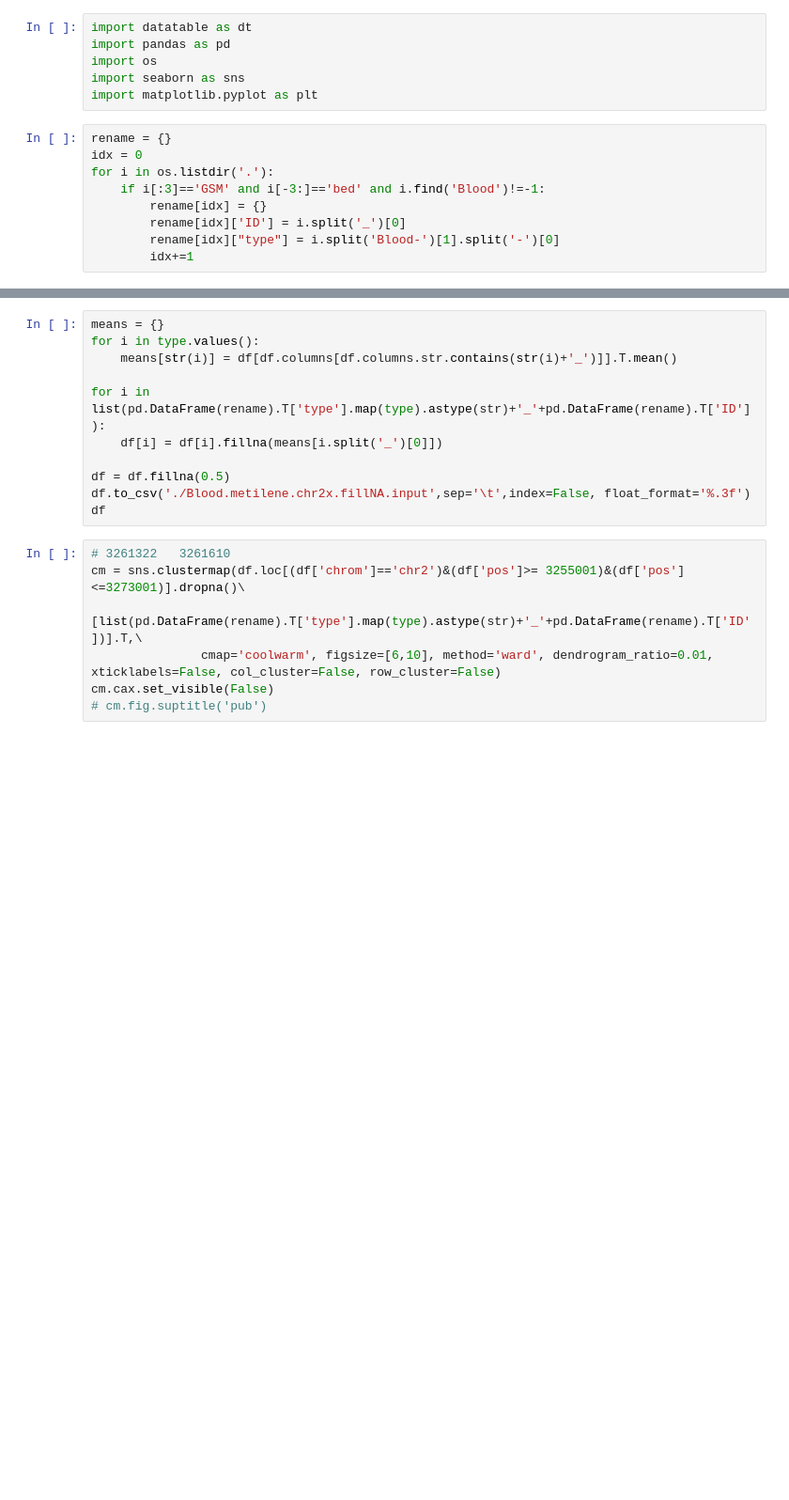
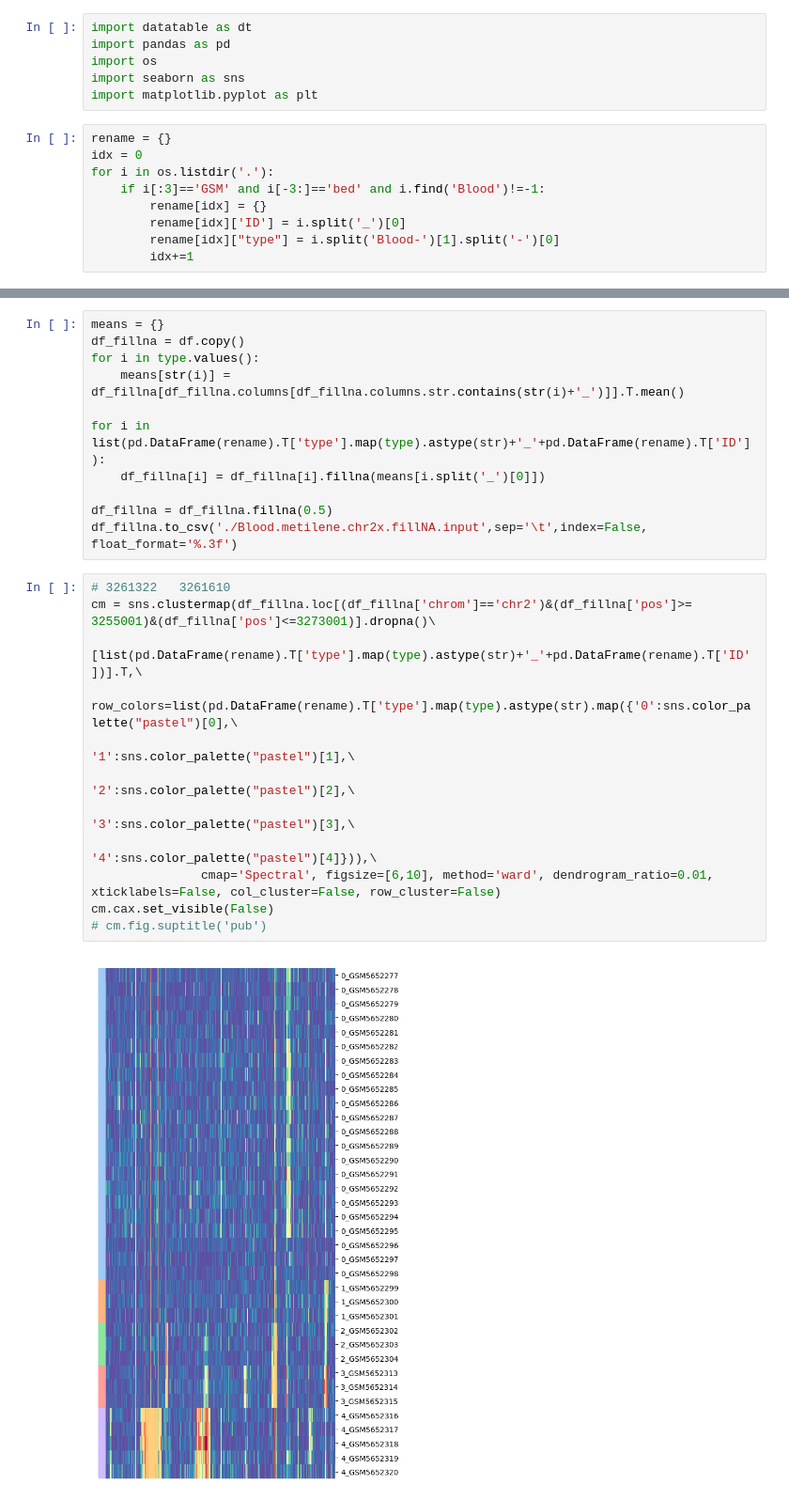
Before and after one commit to zzhu1372/metilene3-dev, a Jupyter notebook: result/analysis-biological.ipynb, the cells around one changed output, grey strips where cells are left out. Shown at 94% size. Saved outputs shown, nothing was run; the diff lists cells and outputs as text; blank space fills up the shorter version.

```diff
--- a/result/analysis-biological.ipynb
+++ b/result/analysis-biological.ipynb
@@ -45,20 +80,27 @@ cm.cax.set_visible(False)
 # %%
 means = {}
+df_fillna = df.copy()
 for i in type.values():
-    means[str(i)] = df[df.columns[df.columns.str.contains(str(i)+'_')]].T.mean()
+    means[str(i)] = df_fillna[df_fillna.columns[df_fillna.columns.str.contains(str(i)+'_')]].T.mean()
 
 for i in list(pd.DataFrame(rename).T['type'].map(type).astype(str)+'_'+pd.DataFrame(rename).T['ID']):
-    df[i] = df[i].fillna(means[i.split('_')[0]])
+    df_fillna[i] = df_fillna[i].fillna(means[i.split('_')[0]])
 
-df = df.fillna(0.5)
-df.to_csv('./Blood.metilene.chr2x.fillNA.input',sep='\t',index=False, float_format='%.3f')
-df
+df_fillna = df_fillna.fillna(0.5)
+df_fillna.to_csv('./Blood.metilene.chr2x.fillNA.input',sep='\t',index=False, float_format='%.3f')
 # %%
 # 3261322	3261610
-cm = sns.clustermap(df.loc[(df['chrom']=='chr2')&(df['pos']>= 3255001)&(df['pos']<=3273001)].dropna()\
+cm = sns.clustermap(df_fillna.loc[(df_fillna['chrom']=='chr2')&(df_fillna['pos']>= 3255001)&(df_fillna['pos']<=3273001)].dropna()\
                [list(pd.DataFrame(rename).T['type'].map(type).astype(str)+'_'+pd.DataFrame(rename).T['ID'])].T,\
-               cmap='coolwarm', figsize=[6,10], method='ward', dendrogram_ratio=0.01, xticklabels=False, col_cluster=False, row_cluster=False)
+                                                        row_colors=list(pd.DataFrame(rename).T['type'].map(type).astype(str).map({'0':sns.color_palette("pastel")[0],\
+                                                               '1':sns.color_palette("pastel")[1],\
+                                                               '2':sns.color_palette("pastel")[2],\
+                                                               '3':sns.color_palette("pastel")[3],\
+                                                               '4':sns.color_palette("pastel")[4]})),\
+               cmap='Spectral', figsize=[6,10], method='ward', dendrogram_ratio=0.01, xticklabels=False, col_cluster=False, row_cluster=False)
 cm.cax.set_visible(False)
 # cm.fig.suptitle('pub')
+# %% [output]
+[figure, added]
 # %%
 sns.color_palette("Paired")
```
Also changed, not shown: parts of 20 cells of this notebook.
